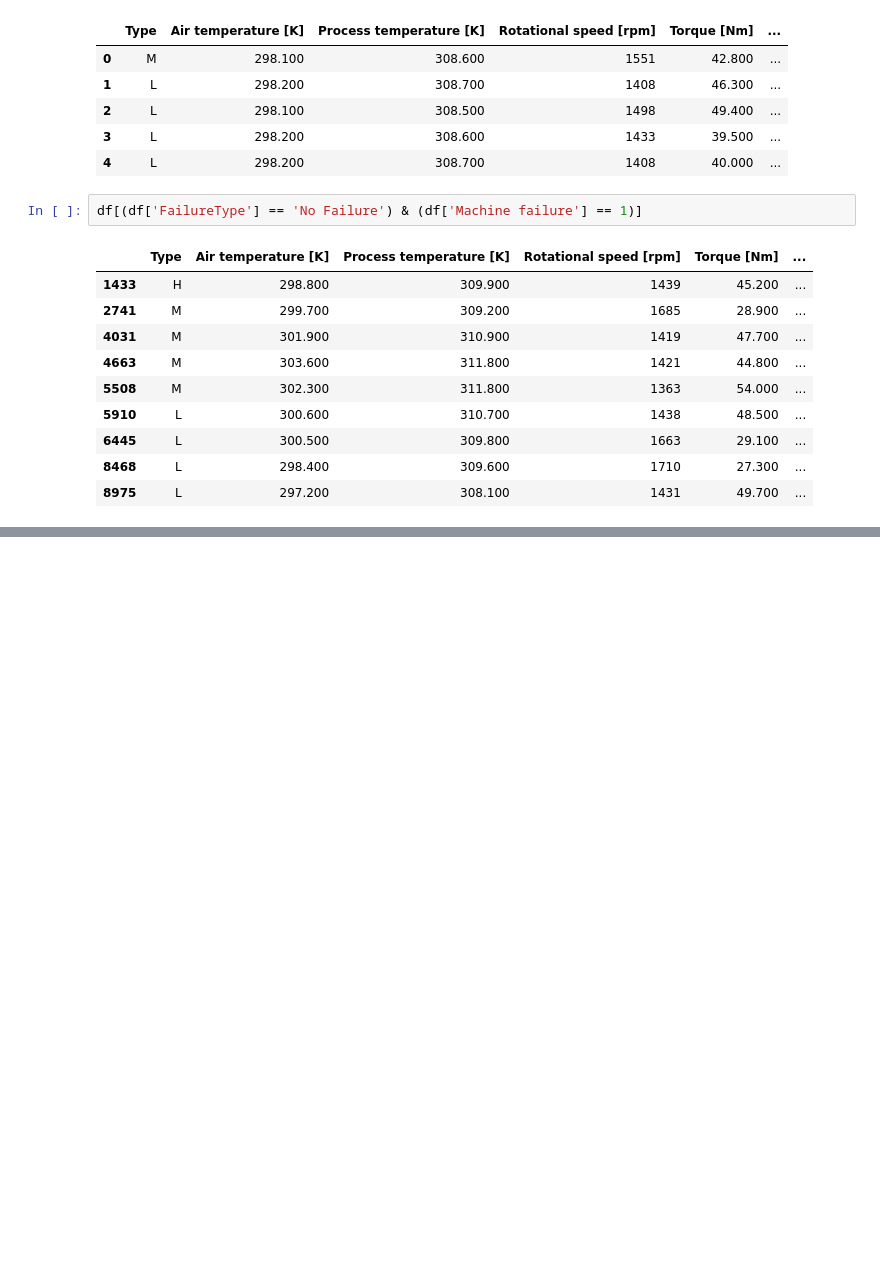
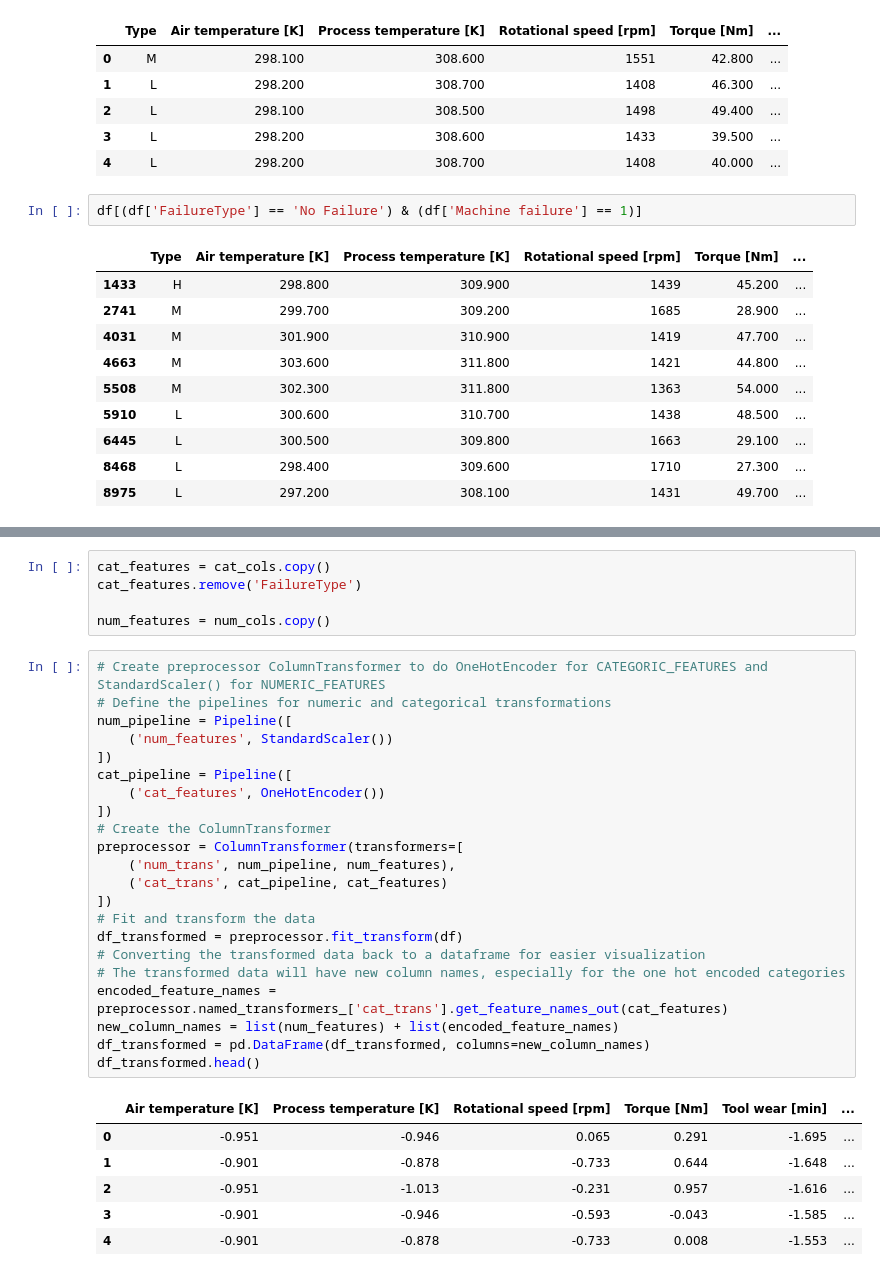
Before and after one commit to muscak/Maintenance-Prediction, a Jupyter notebook: Notebooks/Maintenance-Prediction.ipynb, the cells around one changed output, grey strips where cells are left out. Saved outputs shown, nothing was run; the diff lists cells and outputs as text; blank space fills up the shorter version.

```diff
--- a/Notebooks/Maintenance-Prediction.ipynb
+++ b/Notebooks/Maintenance-Prediction.ipynb
@@ -436,0 +472,34 @@ memory usage: 124.0+ bytes
+# %%
+cat_features = cat_cols.copy()
+cat_features.remove('FailureType')
+
+num_features = num_cols.copy()
+# %%
+# Create preprocessor ColumnTransformer to do OneHotEncoder for CATEGORIC_FEATURES and StandardScaler() for NUMERIC_FEATURES
+# Define the pipelines for numeric and categorical transformations
+num_pipeline = Pipeline([
+    ('num_features', StandardScaler())
+])
+cat_pipeline = Pipeline([
+    ('cat_features', OneHotEncoder())
+])
+# Create the ColumnTransformer
+preprocessor = ColumnTransformer(transformers=[
+    ('num_trans', num_pipeline, num_features),
+    ('cat_trans', cat_pipeline, cat_features)
+])
+# Fit and transform the data
+df_transformed = preprocessor.fit_transform(df)
+# Converting the transformed data back to a dataframe for easier visualization
+# The transformed data will have new column names, especially for the one hot encoded categories
+encoded_feature_names = preprocessor.named_transformers_['cat_trans'].get_feature_names_out(cat_features)
+new_column_names = list(num_features) + list(encoded_feature_names)
+df_transformed = pd.DataFrame(df_transformed, columns=new_column_names)
+df_transformed.head()
+# %% [output]
+|  | Air temperature [K] | Process temperature [K] | Rotational speed [rpm] | Torque [Nm] | Tool wear [min] | ... |
+| 0 | -0.951 | -0.946 | 0.065 | 0.291 | -1.695 | ... |
+| 1 | -0.901 | -0.878 | -0.733 | 0.644 | -1.648 | ... |
+| 2 | -0.951 | -1.013 | -0.231 | 0.957 | -1.616 | ... |
+| 3 | -0.901 | -0.946 | -0.593 | -0.043 | -1.585 | ... |
+| 4 | -0.901 | -0.878 | -0.733 | 0.008 | -1.553 | ... |
```
Also changed, not shown: parts of 22 cells of this notebook, 4 other files.
